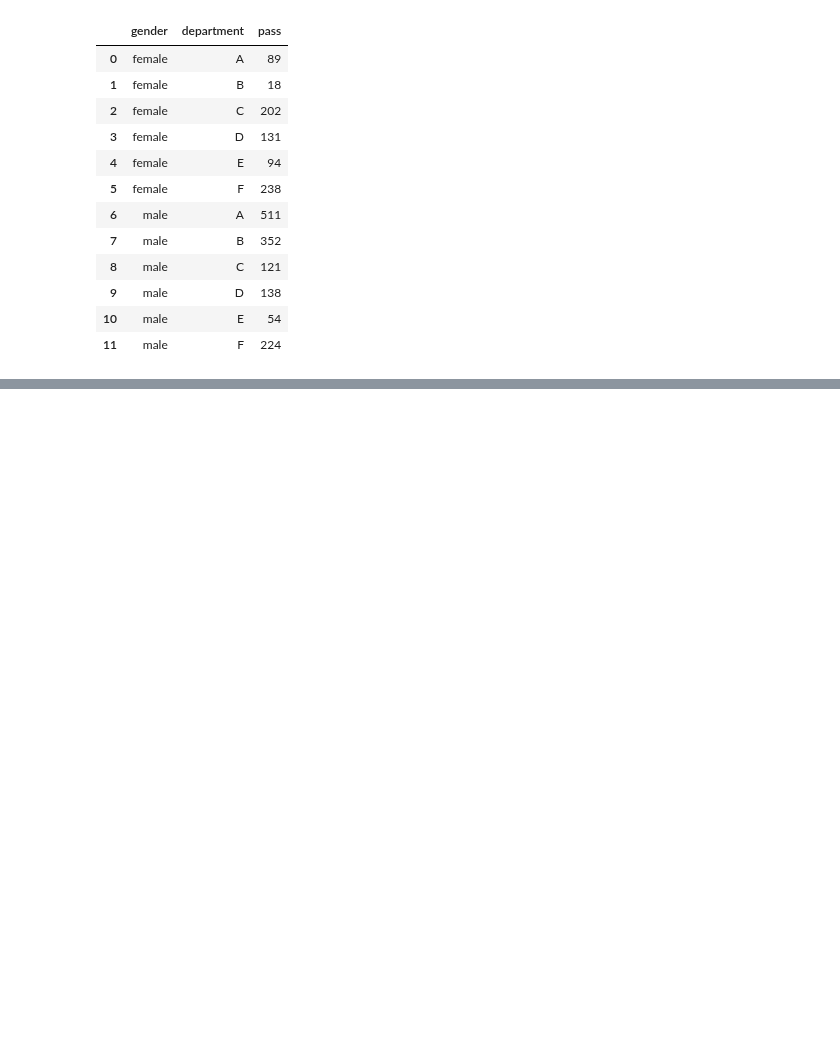
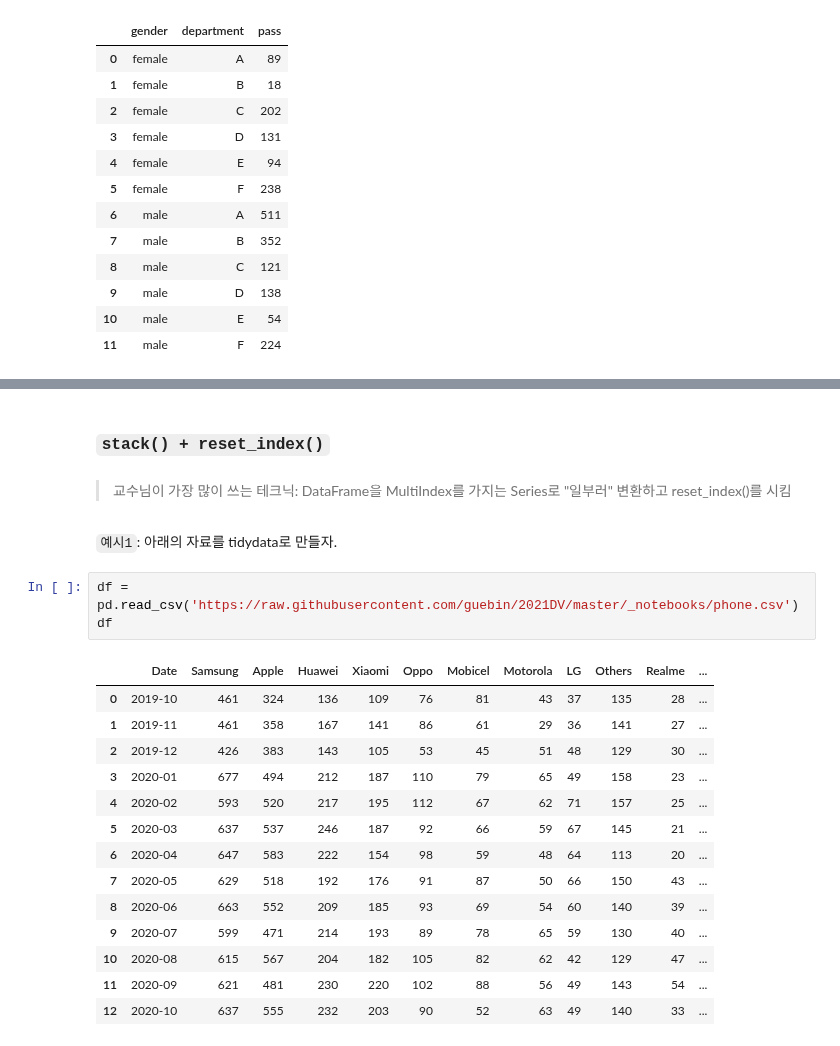
Before and after one commit to star77sa/star77sa.github.io, a Jupyter notebook: posts/Python/vis_tidydata.ipynb, the cells around one changed output, grey strips where cells are left out. Drawn from its saved outputs; the diff is of its cells as text; blank space fills up the shorter version.

```diff
--- a/posts/Python/vis_tidydata.ipynb
+++ b/posts/Python/vis_tidydata.ipynb
@@ -79,0 +383,24 @@ ValueError: All arguments should have the same length. The length of argument `c
+# %% [markdown]
+### `stack() + reset_index()`
+# %% [markdown]
+> 교수님이 가장 많이 쓰는 테크닉: DataFrame을 MultiIndex를 가지는 Series로 "일부러" 변환하고 reset_index()를 시킴
+# %% [markdown]
+`예시1`: 아래의 자료를 tidydata로 만들자.
+# %%
+df = pd.read_csv('https://raw.githubusercontent.com/guebin/2021DV/master/_notebooks/phone.csv')
+df
+# %% [output]
+|  | Date | Samsung | Apple | Huawei | Xiaomi | Oppo | Mobicel | Motorola | LG | Others | Realme | ... |
+| 0 | 2019-10 | 461 | 324 | 136 | 109 | 76 | 81 | 43 | 37 | 135 | 28 | ... |
+| 1 | 2019-11 | 461 | 358 | 167 | 141 | 86 | 61 | 29 | 36 | 141 | 27 | ... |
+| 2 | 2019-12 | 426 | 383 | 143 | 105 | 53 | 45 | 51 | 48 | 129 | 30 | ... |
+| 3 | 2020-01 | 677 | 494 | 212 | 187 | 110 | 79 | 65 | 49 | 158 | 23 | ... |
+| 4 | 2020-02 | 593 | 520 | 217 | 195 | 112 | 67 | 62 | 71 | 157 | 25 | ... |
+| 5 | 2020-03 | 637 | 537 | 246 | 187 | 92 | 66 | 59 | 67 | 145 | 21 | ... |
+| 6 | 2020-04 | 647 | 583 | 222 | 154 | 98 | 59 | 48 | 64 | 113 | 20 | ... |
+| 7 | 2020-05 | 629 | 518 | 192 | 176 | 91 | 87 | 50 | 66 | 150 | 43 | ... |
+| 8 | 2020-06 | 663 | 552 | 209 | 185 | 93 | 69 | 54 | 60 | 140 | 39 | ... |
+| 9 | 2020-07 | 599 | 471 | 214 | 193 | 89 | 78 | 65 | 59 | 130 | 40 | ... |
+| 10 | 2020-08 | 615 | 567 | 204 | 182 | 105 | 82 | 62 | 42 | 129 | 47 | ... |
+| 11 | 2020-09 | 621 | 481 | 230 | 220 | 102 | 88 | 56 | 49 | 143 | 54 | ... |
+| 12 | 2020-10 | 637 | 555 | 232 | 203 | 90 | 52 | 63 | 49 | 140 | 33 | ... |
```
Also changed, not shown: parts of 65 cells of this notebook, 30 other files.
